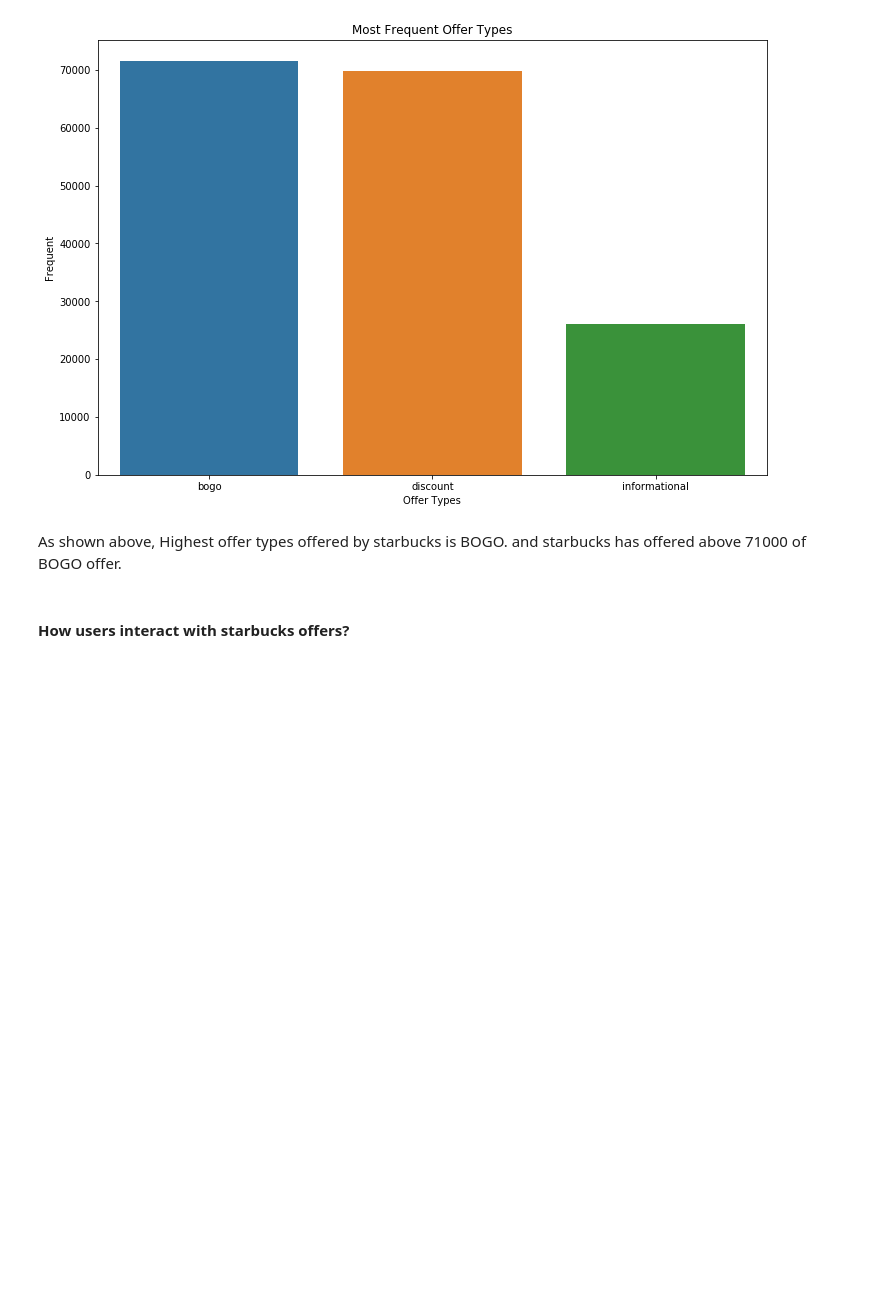
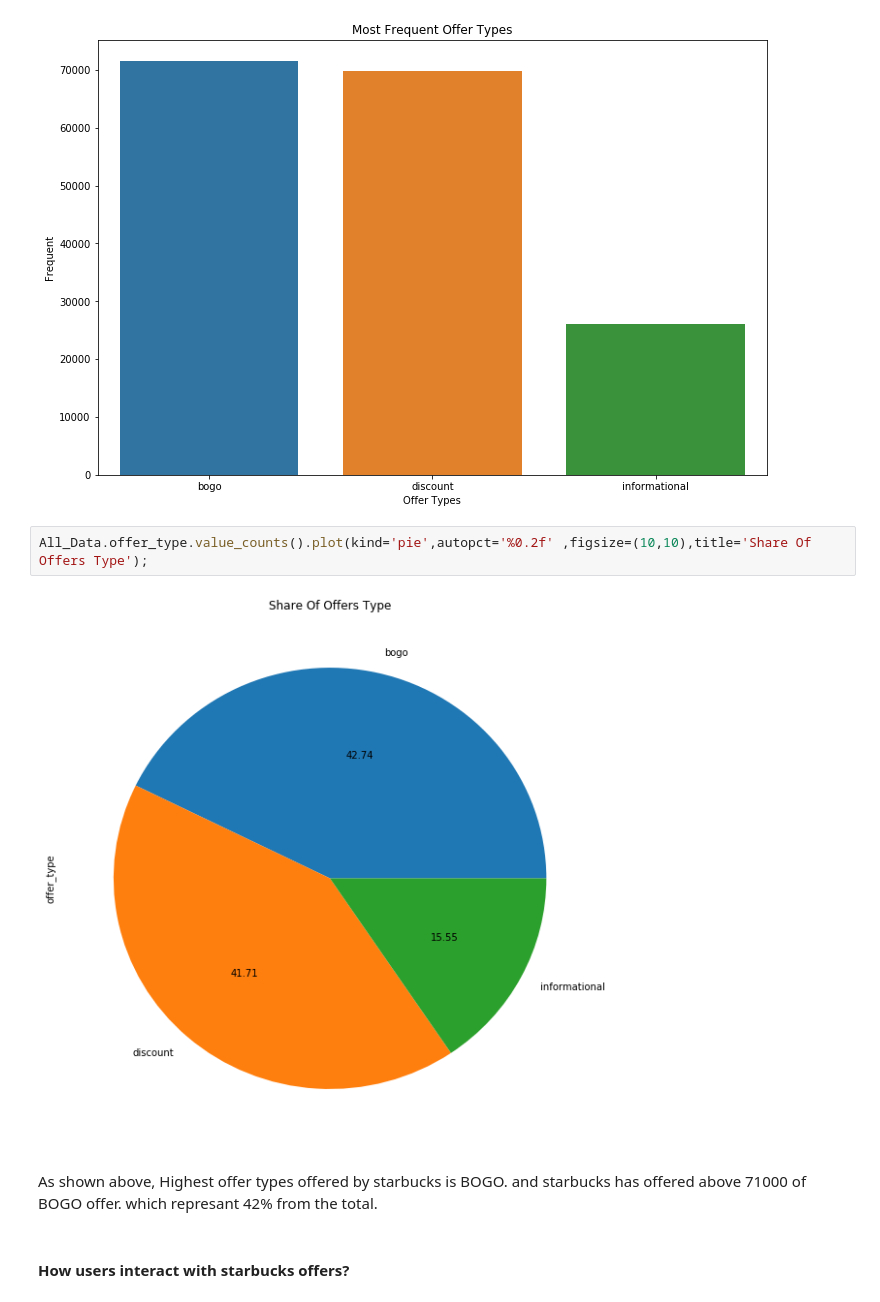
Before and after one commit to asaltuwalah/Starbucks-Capstone-Challenge, a Jupyter notebook: Starbucks_Capstone_notebook (2).ipynb, the cells around one changed output. Saved outputs shown, nothing was run; the diff lists cells and outputs as text; blank space fills up the shorter version.

```diff
--- a/Starbucks_Capstone_notebook (2).ipynb
+++ b/Starbucks_Capstone_notebook (2).ipynb
@@ -357,8 +385,12 @@ plt.xlabel('Offer Types')
 plt.ylabel('Frequent');
 # %% [output]
 [figure]
+# %%
+All_Data.offer_type.value_counts().plot(kind='pie',autopct='%0.2f' ,figsize=(10,10),title='Share Of Offers Type');
+# %% [output]
+[figure, added]
 # %% [markdown]
-As shown above, Highest offer types offered by starbucks is BOGO. and starbucks has offered above 71000 of BOGO offer.
+As shown above, Highest offer types offered by starbucks is BOGO. and starbucks has offered above 71000 of BOGO offer. which represant 42% from the total.
 # %% [markdown]
 #### How users interact with starbucks offers?
 # %%
```
Also changed, not shown: parts of 16 cells of this notebook, 1 other file.
